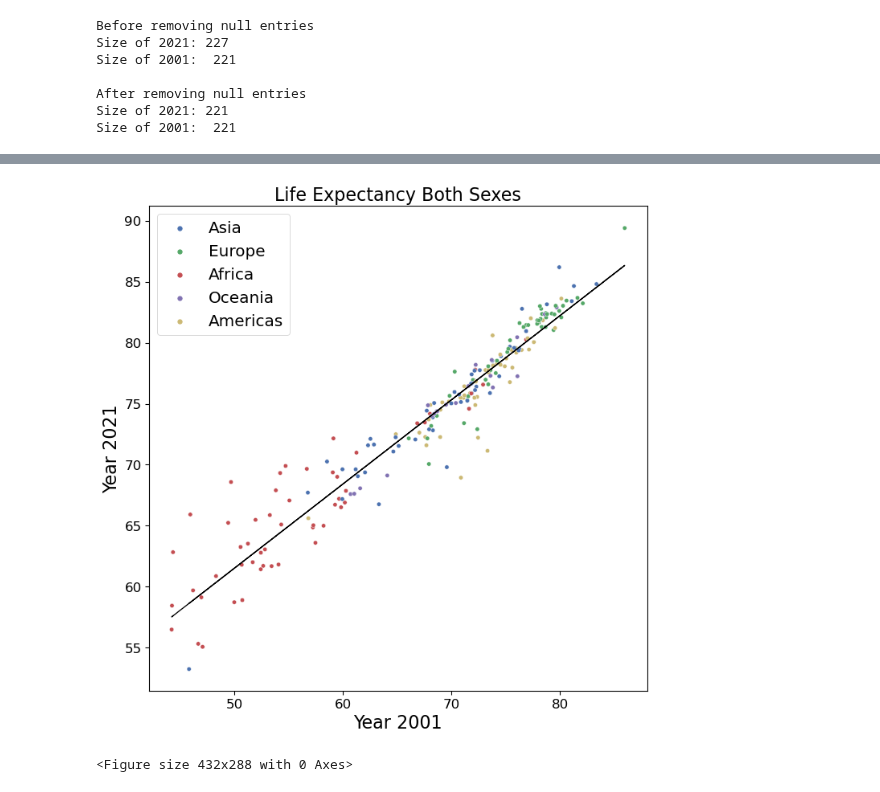
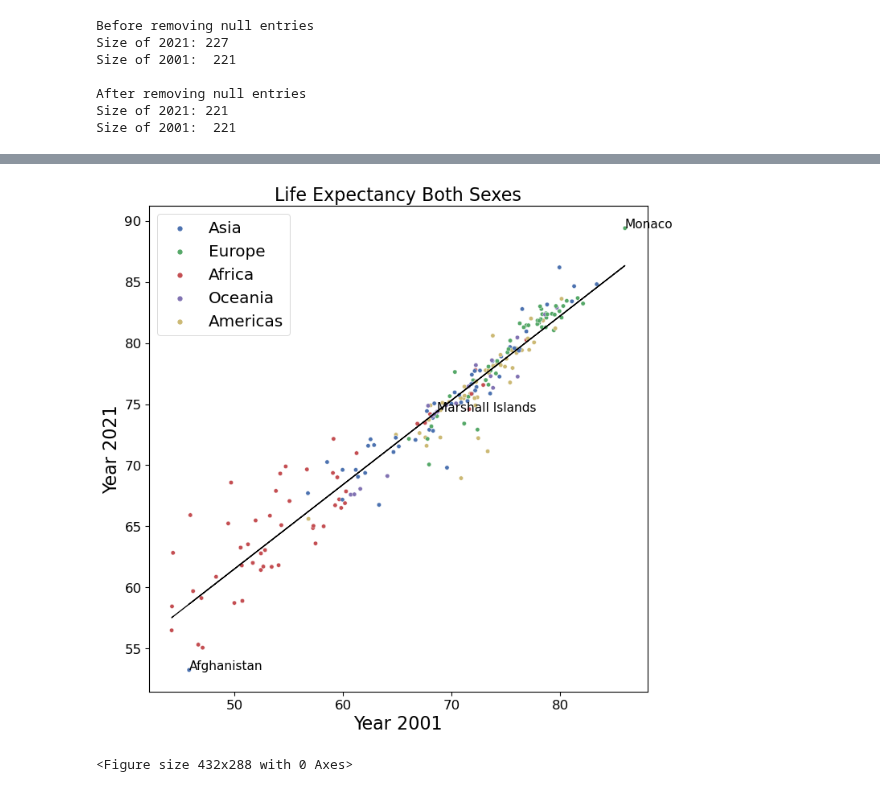
Before and after one commit to r-a-j/Descriptive-Analysis, a Jupyter notebook: Problem_1_Code_Raj_231811.ipynb, the cells around one changed output, grey strips where cells are left out. Drawn from its saved outputs; the diff is of its cells as text; code cells hidden in the pictures.

```diff
--- a/Problem_1_Code_Raj_231811.ipynb
+++ b/Problem_1_Code_Raj_231811.ipynb
@@ -291,28 +298,35 @@ plt.savefig('Plots/Scatter_Infant_Mortality_Rate_Both_Sexes.pdf')
 # %%
 # Life_Expectancy_Both_Sexes
 plt.figure(figsize=(10, 10), dpi=80)
 col_name = "Life_Expectancy_Both_Sexes"
 new_df = pd.DataFrame(columns=["2001", "2021", "Region"])
 new_df["2001"] = np.array(data_from_year_2001[col_name])
 new_df["2021"] = np.array(data_2021_filtered[col_name])
 new_df["Region"] = np.array(data_from_year_2001["Region"])
+new_df["Country.Name"] = np.array(data_from_year_2001["Country.Name"])
 cd = sns.scatterplot(x="2001", y="2021", data=new_df, hue="Region")
-#plt.plot([0, 100], [0, 100], ls="-", c='.2')
+
+#print((new_df.sort_values('2001')).to_string())
 
 # Plotting the regression line using least squares polynomial fit
 X = new_df["2001"]
 Y = new_df["2021"]
 slope, intercept = np.polyfit(X, Y, 1)
 plt.plot(X, X*slope + intercept, 'k')
 
+# Plot some countries that shows some off/similar trends
+plt.text(45.81, 53.25, "Afghanistan", size="x-large")
+plt.text(85.96, 89.40, "Monaco", size="x-large")
+plt.text(68.63,  74.38, "Marshall Islands", size="x-large")
+
 plt.xlabel("Year 2001", fontsize=20)
 plt.ylabel("Year 2021", fontsize=20)
 plt.title("Life Expectancy Both Sexes", fontsize=20)
 plt.legend(prop={'size': 18})
 plt.show()
 plt.savefig('Plots/Scatter_Life_Expectancy_Both_Sexes.pdf')
 # %% [output]
-[figure, old version]
+[figure, new version]
 <Figure size 432x288 with 0 Axes>
 # %%
 # Life_Expectancy_Females
```
Also changed, not shown: parts of 10 cells of this notebook, 15 other files.
